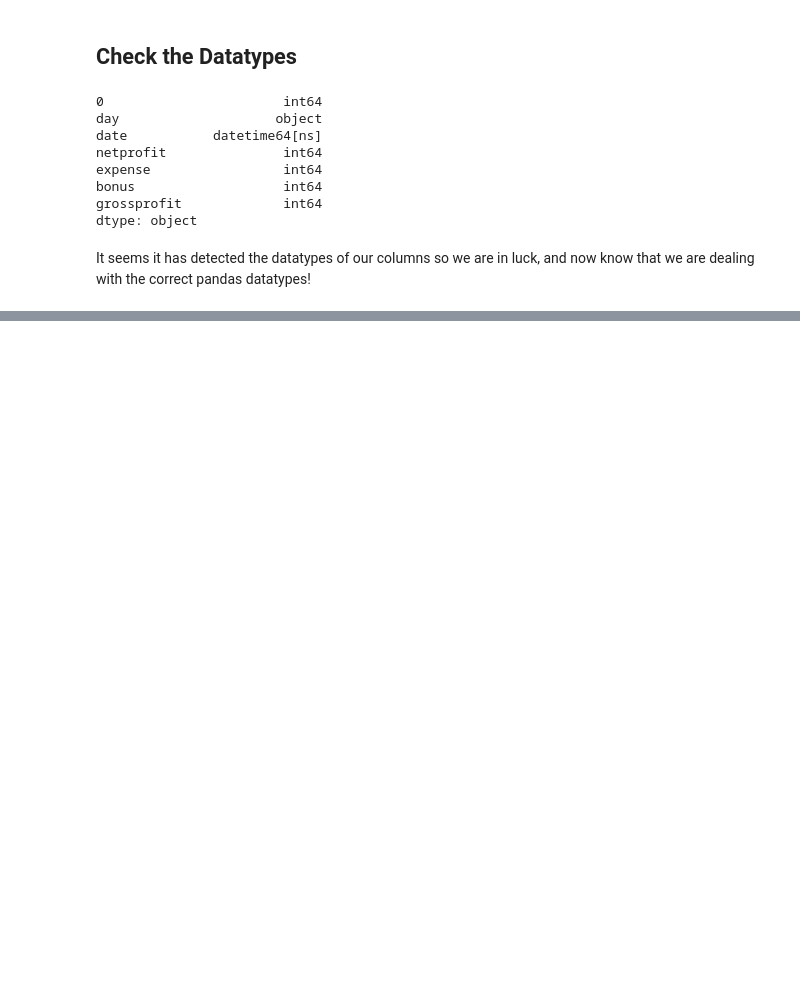
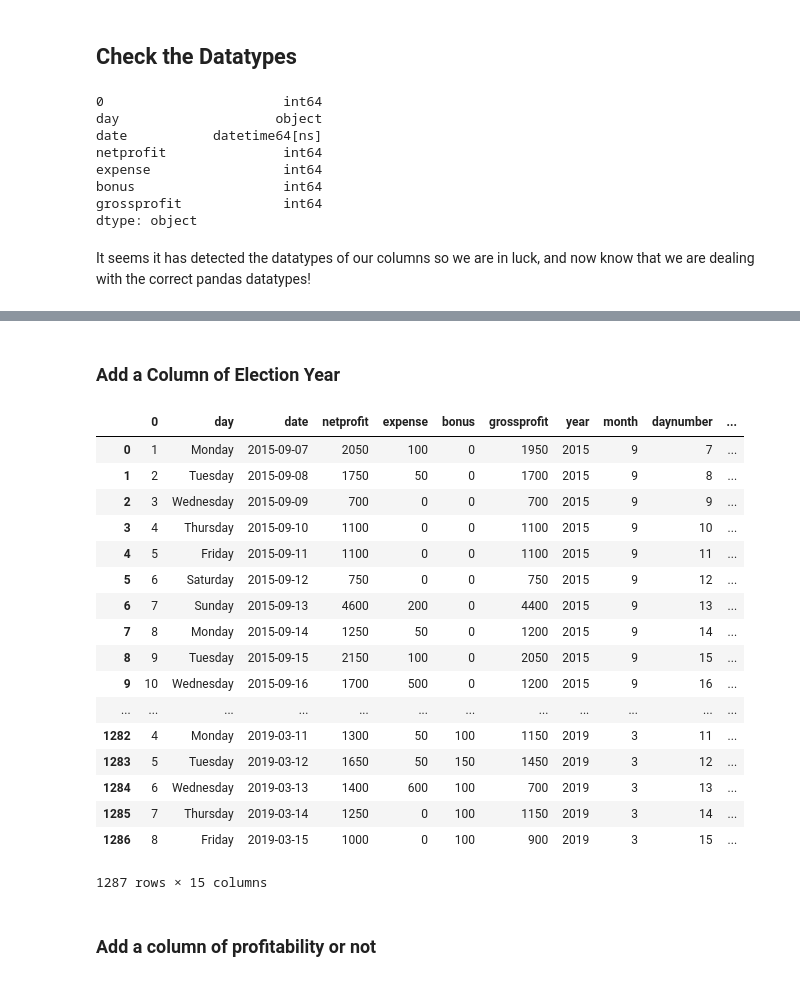
Before and after one commit to KenyanGeek/Data-Science-and-Machine-Learning, a Jupyter notebook: Ongoing 7D Data Project.ipynb, the cells around one changed output, grey strips where cells are left out. Cells and saved outputs as stored; diff of their text form; code cells hidden in the pictures; blank space fills up the shorter version.

```diff
--- a/Ongoing 7D Data Project.ipynb
+++ b/Ongoing 7D Data Project.ipynb
@@ -169,0 +310,29 @@ It seems it has detected the datatypes of our columns so we are in luck, and now
+# %% [markdown]
+### Add a Column of Election Year
+# %%
+
+df['electionyear'] = np.where(df['dateindex']==2017, True, False)
+
+
+df
+# %% [output]
+|  | 0 | day | date | netprofit | expense | bonus | grossprofit | year | month | daynumber | ... |
+| 0 | 1 | Monday | 2015-09-07 | 2050 | 100 | 0 | 1950 | 2015 | 9 | 7 | ... |
+| 1 | 2 | Tuesday | 2015-09-08 | 1750 | 50 | 0 | 1700 | 2015 | 9 | 8 | ... |
+| 2 | 3 | Wednesday | 2015-09-09 | 700 | 0 | 0 | 700 | 2015 | 9 | 9 | ... |
+| 3 | 4 | Thursday | 2015-09-10 | 1100 | 0 | 0 | 1100 | 2015 | 9 | 10 | ... |
+| 4 | 5 | Friday | 2015-09-11 | 1100 | 0 | 0 | 1100 | 2015 | 9 | 11 | ... |
+| 5 | 6 | Saturday | 2015-09-12 | 750 | 0 | 0 | 750 | 2015 | 9 | 12 | ... |
+| 6 | 7 | Sunday | 2015-09-13 | 4600 | 200 | 0 | 4400 | 2015 | 9 | 13 | ... |
+| 7 | 8 | Monday | 2015-09-14 | 1250 | 50 | 0 | 1200 | 2015 | 9 | 14 | ... |
+| 8 | 9 | Tuesday | 2015-09-15 | 2150 | 100 | 0 | 2050 | 2015 | 9 | 15 | ... |
+| 9 | 10 | Wednesday | 2015-09-16 | 1700 | 500 | 0 | 1200 | 2015 | 9 | 16 | ... |
+| ... | ... | ... | ... | ... | ... | ... | ... | ... | ... | ... | ... |
+| 1282 | 4 | Monday | 2019-03-11 | 1300 | 50 | 100 | 1150 | 2019 | 3 | 11 | ... |
+| 1283 | 5 | Tuesday | 2019-03-12 | 1650 | 50 | 150 | 1450 | 2019 | 3 | 12 | ... |
+| 1284 | 6 | Wednesday | 2019-03-13 | 1400 | 600 | 100 | 700 | 2019 | 3 | 13 | ... |
+| 1285 | 7 | Thursday | 2019-03-14 | 1250 | 0 | 100 | 1150 | 2019 | 3 | 14 | ... |
+| 1286 | 8 | Friday | 2019-03-15 | 1000 | 0 | 100 | 900 | 2019 | 3 | 15 | ... |
+1287 rows × 15 columns
+# %% [markdown]
+### Add a column of profitability or not
```
Also changed, not shown: parts of 21 cells of this notebook.
